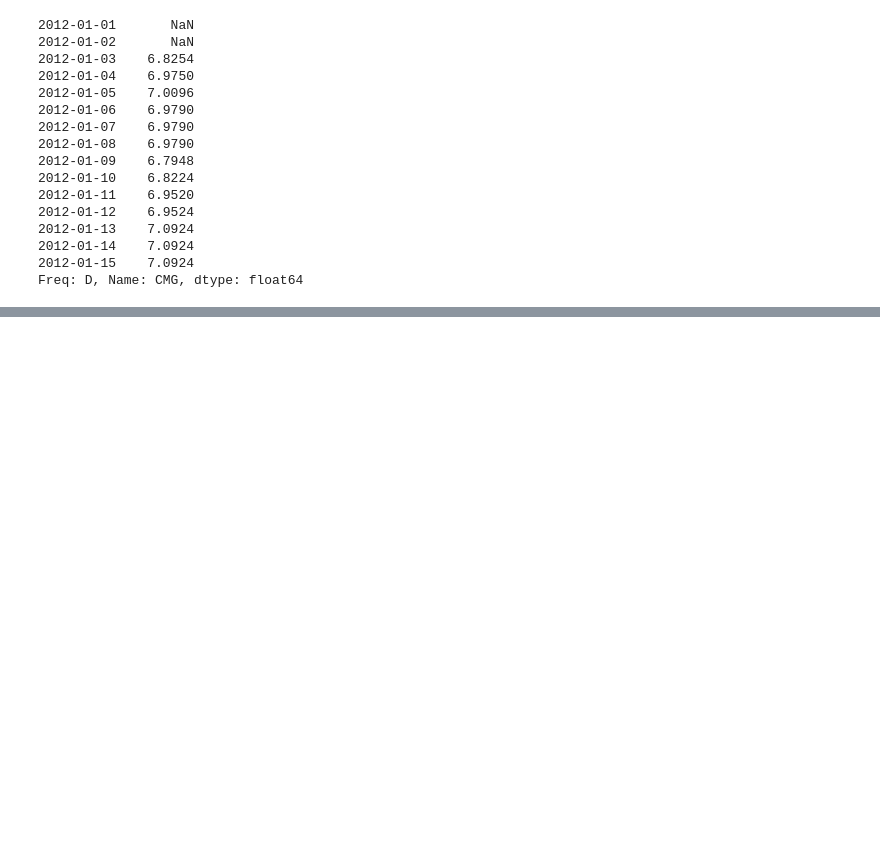
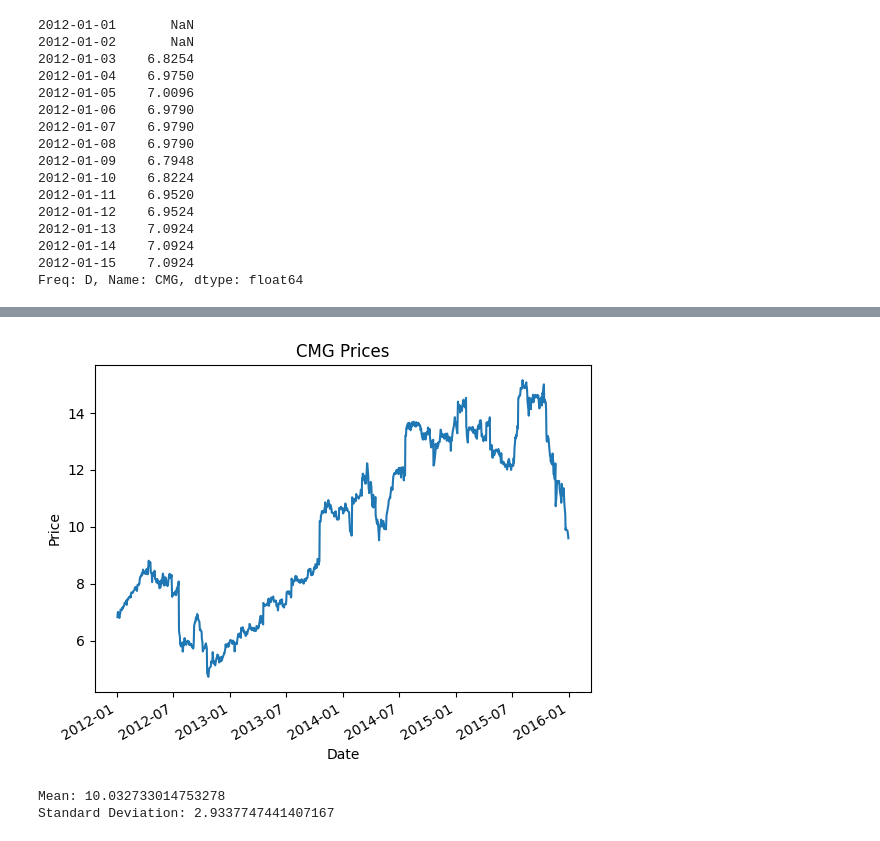
Before and after one commit to chen-domi/quantopian, a Jupyter notebook: lecture-4.ipynb, the cells around one changed output, grey strips where cells are left out. Saved outputs shown, nothing was run; the diff lists cells and outputs as text; code cells hidden in the pictures; blank space fills up the shorter version.

```diff
--- a/lecture-4.ipynb
+++ b/lecture-4.ipynb
@@ -268,0 +314,13 @@ Freq: D, Name: CMG, dtype: float64
+# %%
+prices.plot();
+plt.title(symbol + " Prices")
+plt.ylabel("Price")
+plt.xlabel("Date");
+# %% [output]
+[figure, added]
+# %%
+print("Mean:", prices.mean())
+print("Standard Deviation:", prices.std())
+# %% [output]
+Mean: 10.032733014753278
+Standard Deviation: 2.9337747441407167
```
Also changed, not shown: parts of 52 cells of this notebook.
